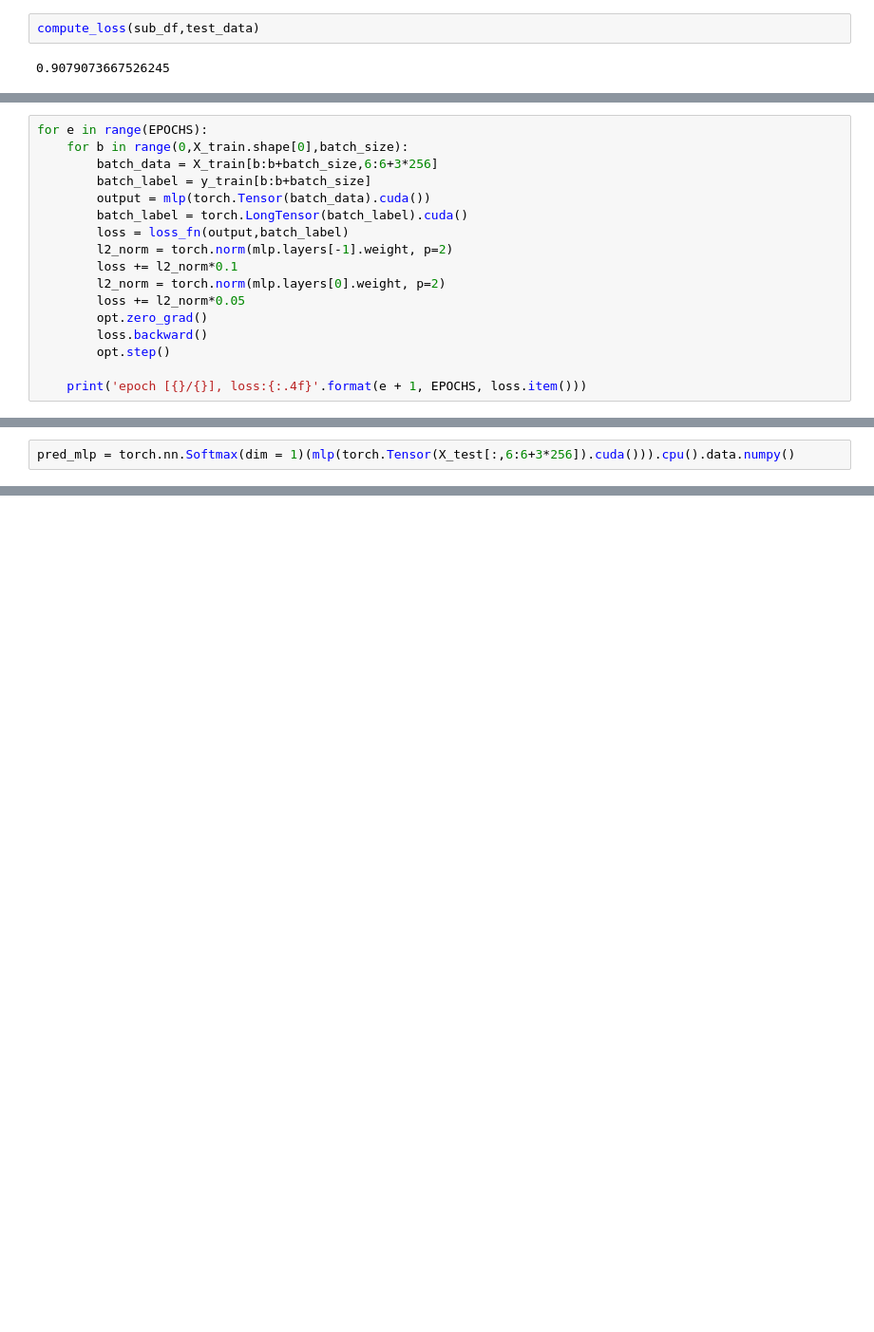
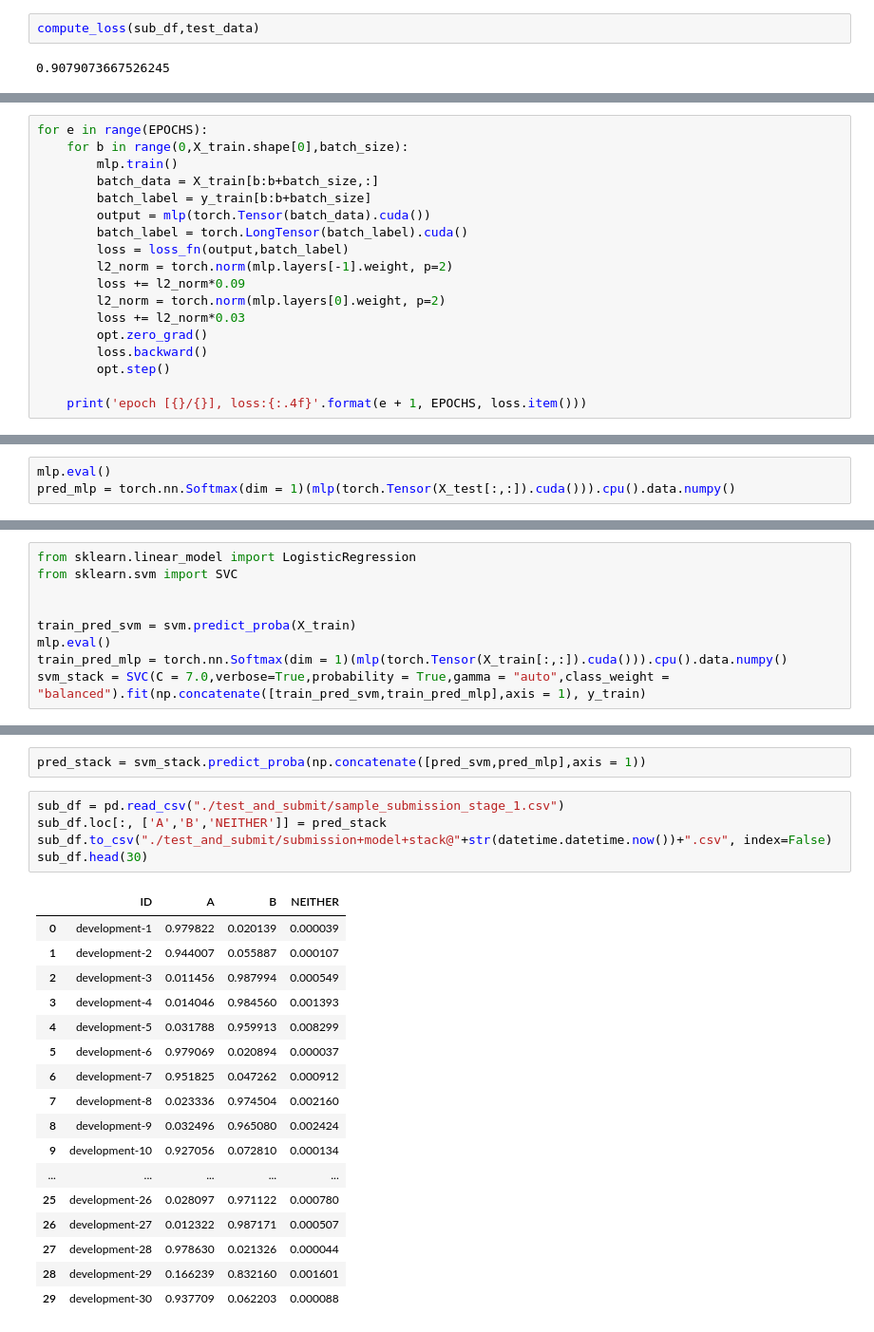
Before and after one commit to bxclib2/kaggle-gender-coref, a Jupyter notebook: part4_base_line_model_with_PPA.ipynb, the cells around one changed output, grey strips where cells are left out. Shown at 95% size. Drawn from its saved outputs; the diff is of its cells as text; blank space fills up the shorter version.

```diff
--- a/part4_base_line_model_with_PPA.ipynb
+++ b/part4_base_line_model_with_PPA.ipynb
@@ -161,15 +185,16 @@ CrossEntropyLoss()
 # %%
 for e in range(EPOCHS):
     for b in range(0,X_train.shape[0],batch_size):
-        batch_data = X_train[b:b+batch_size,6:6+3*256]
+        mlp.train()
+        batch_data = X_train[b:b+batch_size,:]
         batch_label = y_train[b:b+batch_size]
         output = mlp(torch.Tensor(batch_data).cuda())
         batch_label = torch.LongTensor(batch_label).cuda()
         loss = loss_fn(output,batch_label)
         l2_norm = torch.norm(mlp.layers[-1].weight, p=2)
-        loss += l2_norm*0.1
+        loss += l2_norm*0.09
         l2_norm = torch.norm(mlp.layers[0].weight, p=2)
-        loss += l2_norm*0.05
+        loss += l2_norm*0.03
         opt.zero_grad()
         loss.backward()
         opt.step()
@@ -196,2 +221,3 @@ epoch [500/500], loss:0.8126
 # %%
-pred_mlp = torch.nn.Softmax(dim = 1)(mlp(torch.Tensor(X_test[:,6:6+3*256]).cuda())).cpu().data.numpy()
+mlp.eval()
+pred_mlp = torch.nn.Softmax(dim = 1)(mlp(torch.Tensor(X_test[:,:]).cuda())).cpu().data.numpy()
@@ -213,0 +247,9 @@ compute_loss(sub_df,test_data)
+# %%
+from sklearn.linear_model import LogisticRegression
+from sklearn.svm import SVC
+
+
+train_pred_svm = svm.predict_proba(X_train)
+mlp.eval()
+train_pred_mlp = torch.nn.Softmax(dim = 1)(mlp(torch.Tensor(X_train[:,:]).cuda())).cpu().data.numpy()
+svm_stack = SVC(C = 7.0,verbose=True,probability = True,gamma = "auto",class_weight = "balanced").fit(np.concatenate([train_pred_svm,train_pred_mlp],axis = 1), y_train)
@@ -213,0 +258,25 @@ compute_loss(sub_df,test_data)
+# %%
+pred_stack = svm_stack.predict_proba(np.concatenate([pred_svm,pred_mlp],axis = 1))
+# %%
+sub_df = pd.read_csv("./test_and_submit/sample_submission_stage_1.csv")
+sub_df.loc[:, ['A','B','NEITHER']] = pred_stack
+sub_df.to_csv("./test_and_submit/submission+model+stack@"+str(datetime.datetime.now())+".csv", index=False)
+sub_df.head(30)
+# %% [output]
+|  | ID | A | B | NEITHER |
+| 0 | development-1 | 0.979822 | 0.020139 | 0.000039 |
+| 1 | development-2 | 0.944007 | 0.055887 | 0.000107 |
+| 2 | development-3 | 0.011456 | 0.987994 | 0.000549 |
+| 3 | development-4 | 0.014046 | 0.984560 | 0.001393 |
+| 4 | development-5 | 0.031788 | 0.959913 | 0.008299 |
+| 5 | development-6 | 0.979069 | 0.020894 | 0.000037 |
+| 6 | development-7 | 0.951825 | 0.047262 | 0.000912 |
+| 7 | development-8 | 0.023336 | 0.974504 | 0.002160 |
+| 8 | development-9 | 0.032496 | 0.965080 | 0.002424 |
+| 9 | development-10 | 0.927056 | 0.072810 | 0.000134 |
+| ... | ... | ... | ... | ... |
+| 25 | development-26 | 0.028097 | 0.971122 | 0.000780 |
+| 26 | development-27 | 0.012322 | 0.987171 | 0.000507 |
+| 27 | development-28 | 0.978630 | 0.021326 | 0.000044 |
+| 28 | development-29 | 0.166239 | 0.832160 | 0.001601 |
+| 29 | development-30 | 0.937709 | 0.062203 | 0.000088 |
```
Also changed, not shown: parts of 27 cells of this notebook.
